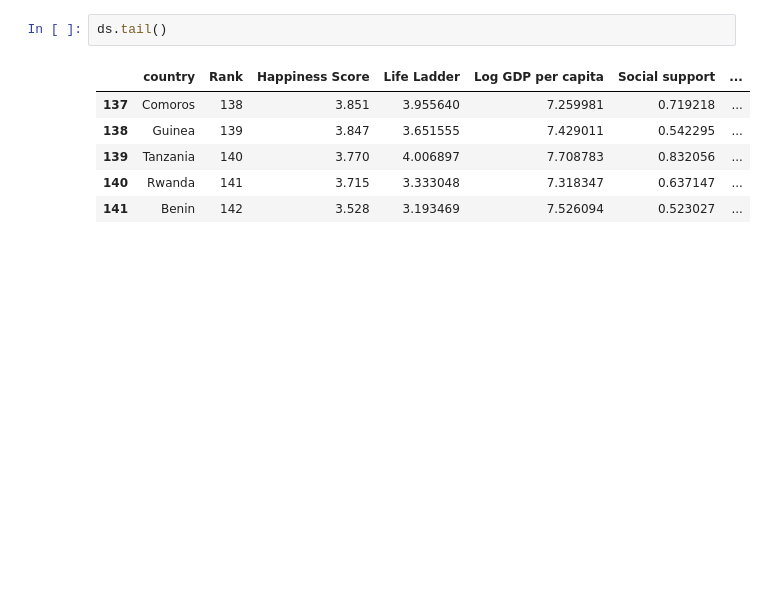
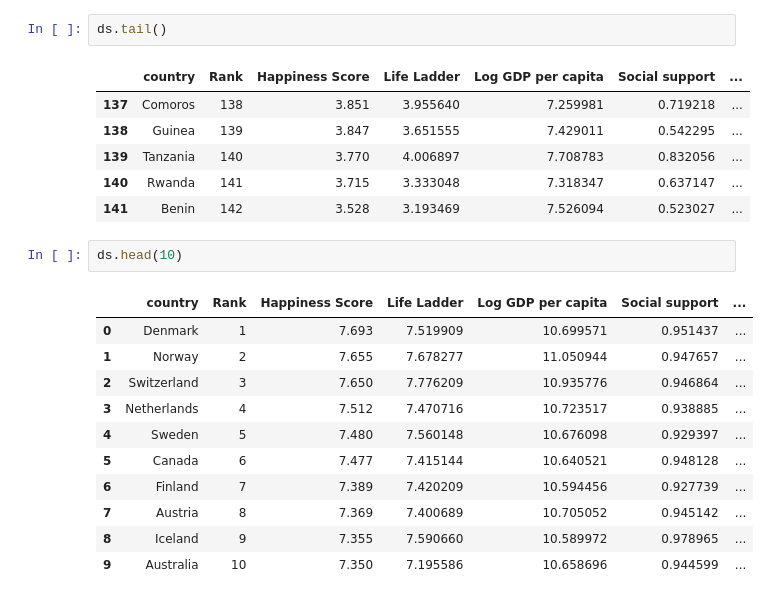
Before and after one commit to sudipto291088/Data110-Fall2025, a Jupyter notebook: Sudipto_Week2_in_class_python.ipynb, the cells around one changed output. Cells and saved outputs as stored; diff of their text form; blank space fills up the shorter version.

```diff
--- a/Sudipto_Week2_in_class_python.ipynb
+++ b/Sudipto_Week2_in_class_python.ipynb
@@ -53,3 +53,17 @@ ds.tail()
 | 139 | Tanzania | 140 | 3.770 | 4.006897 | 7.708783 | 0.832056 | ... |
 | 140 | Rwanda | 141 | 3.715 | 3.333048 | 7.318347 | 0.637147 | ... |
 | 141 | Benin | 142 | 3.528 | 3.193469 | 7.526094 | 0.523027 | ... |
+# %%
+ds.head(10)
+# %% [output]
+|  | country | Rank | Happiness Score | Life Ladder | Log GDP per capita | Social support | ... |
+| 0 | Denmark | 1 | 7.693 | 7.519909 | 10.699571 | 0.951437 | ... |
+| 1 | Norway | 2 | 7.655 | 7.678277 | 11.050944 | 0.947657 | ... |
+| 2 | Switzerland | 3 | 7.650 | 7.776209 | 10.935776 | 0.946864 | ... |
+| 3 | Netherlands | 4 | 7.512 | 7.470716 | 10.723517 | 0.938885 | ... |
+| 4 | Sweden | 5 | 7.480 | 7.560148 | 10.676098 | 0.929397 | ... |
+| 5 | Canada | 6 | 7.477 | 7.415144 | 10.640521 | 0.948128 | ... |
+| 6 | Finland | 7 | 7.389 | 7.420209 | 10.594456 | 0.927739 | ... |
+| 7 | Austria | 8 | 7.369 | 7.400689 | 10.705052 | 0.945142 | ... |
+| 8 | Iceland | 9 | 7.355 | 7.590660 | 10.589972 | 0.978965 | ... |
+| 9 | Australia | 10 | 7.350 | 7.195586 | 10.658696 | 0.944599 | ... |
```
Also changed, not shown: parts of 2 cells of this notebook.
